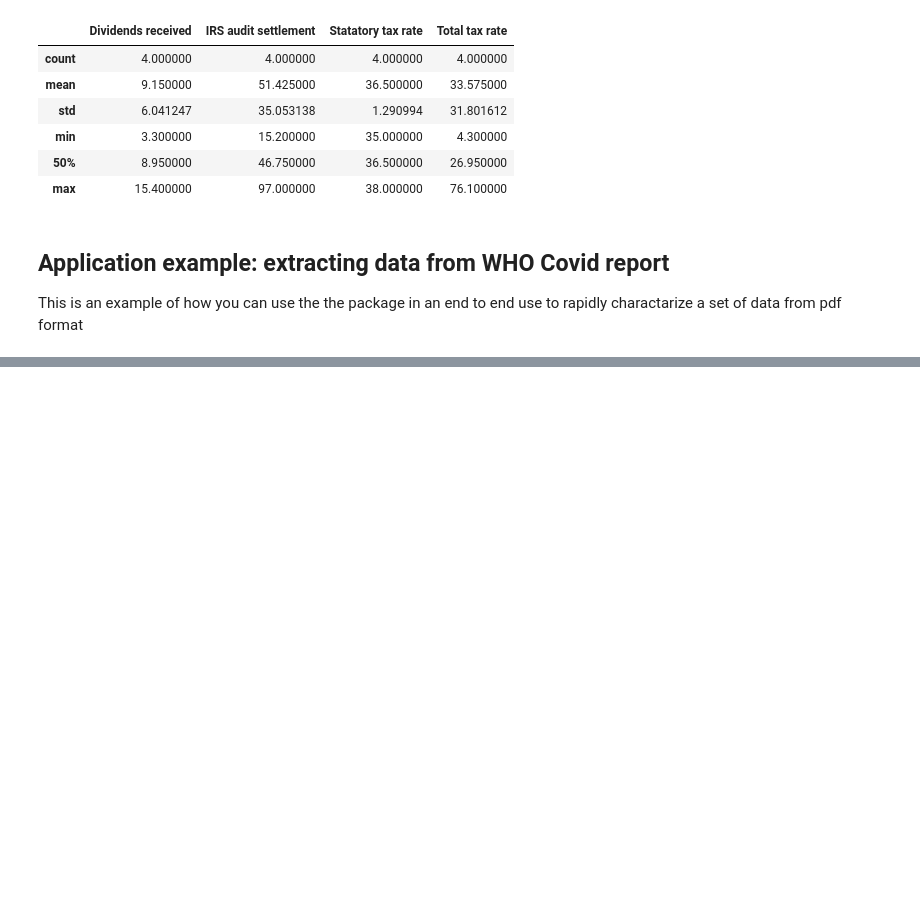
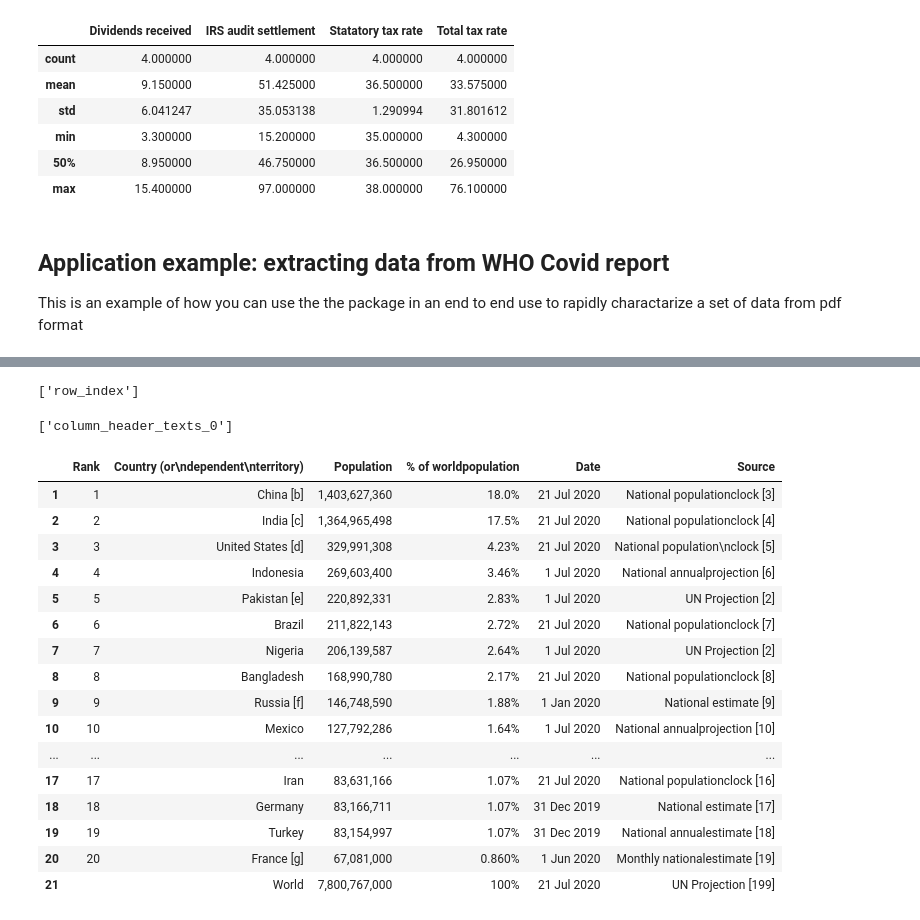
Before and after one commit to CODAIT/text-extensions-for-pandas, a Jupyter notebook: notebooks/Tables.ipynb, the cells around one changed output, grey strips where cells are left out. Saved outputs shown, nothing was run; the diff lists cells and outputs as text; code cells hidden in the pictures; blank space fills up the shorter version.

```diff
--- a/notebooks/Tables.ipynb
+++ b/notebooks/Tables.ipynb
@@ -371,0 +377,29 @@ df_converted.describe()
+# %%
+#select a response and process it, printing the outputs
+response = responses_dict["20-populous-countries"]
+
+dfs_dict = tp.watson_tables_parse_response(response)
+
+table_exploded, row_headers, col_headers = tp.make_exploded_df(dfs_dict)
+display(row_headers,col_headers)
+tp.make_table_from_exploded_df(table_exploded, row_headers, col_headers, dfs_dict=dfs_dict)
+# %% [output]
+['row_index']
+['column_header_texts_0']
+|  | Rank | Country (or\ndependent\nterritory) | Population | % of worldpopulation | Date | Source |
+| 1 | 1 | China [b] | 1,403,627,360 | 18.0% | 21 Jul 2020 | National populationclock [3] |
+| 2 | 2 | India [c] | 1,364,965,498 | 17.5% | 21 Jul 2020 | National populationclock [4] |
+| 3 | 3 | United States [d] | 329,991,308 | 4.23% | 21 Jul 2020 | National population\nclock [5] |
+| 4 | 4 | Indonesia | 269,603,400 | 3.46% | 1 Jul 2020 | National annualprojection [6] |
+| 5 | 5 | Pakistan [e] | 220,892,331 | 2.83% | 1 Jul 2020 | UN Projection [2] |
+| 6 | 6 | Brazil | 211,822,143 | 2.72% | 21 Jul 2020 | National populationclock [7] |
+| 7 | 7 | Nigeria | 206,139,587 | 2.64% | 1 Jul 2020 | UN Projection [2] |
+| 8 | 8 | Bangladesh | 168,990,780 | 2.17% | 21 Jul 2020 | National populationclock [8] |
+| 9 | 9 | Russia [f] | 146,748,590 | 1.88% | 1 Jan 2020 | National estimate [9] |
+| 10 | 10 | Mexico | 127,792,286 | 1.64% | 1 Jul 2020 | National annualprojection [10] |
+| ... | ... | ... | ... | ... | ... | ... |
+| 17 | 17 | Iran | 83,631,166 | 1.07% | 21 Jul 2020 | National populationclock [16] |
+| 18 | 18 | Germany | 83,166,711 | 1.07% | 31 Dec 2019 | National estimate [17] |
+| 19 | 19 | Turkey | 83,154,997 | 1.07% | 31 Dec 2019 | National annualestimate [18] |
+| 20 | 20 | France [g] | 67,081,000 | 0.860% | 1 Jun 2020 | Monthly nationalestimate [19] |
+| 21 |  | World | 7,800,767,000 | 100% | 21 Jul 2020 | UN Projection [199] |
```
Also changed, not shown: parts of 15 cells of this notebook, 2 other files.
